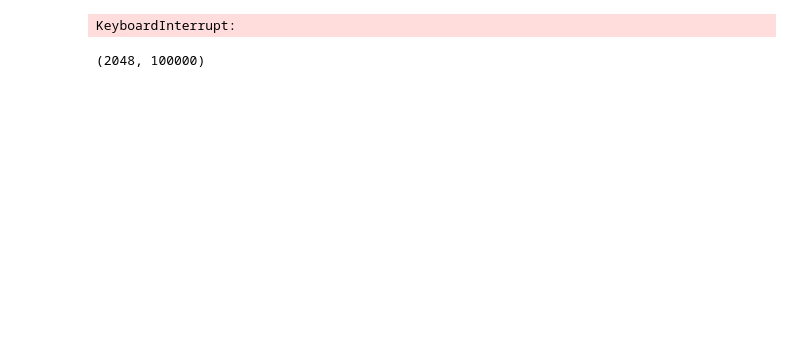
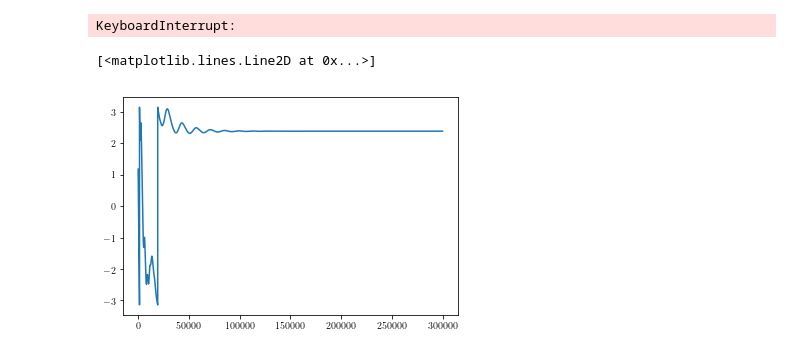
Before and after one commit to henmitch/chimera-2019, a Jupyter notebook: final/code/final.ipynb, the cells around one changed output. Cells and saved outputs as stored; diff of their text form; code cells hidden in the pictures; blank space fills up the shorter version.

```diff
--- a/final/code/final.ipynb
+++ b/final/code/final.ipynb
@@ -80,11 +92,12 @@ def θ̇(t, θ):
 # %%
 %%time
-abrams_sol = solve_ivp(θ̇, (0, 3000), θ0, max_step=0.01, t_eval=np.linspace(2000, 3000, 100000), method="RK45")
+abrams_sol = solve_ivp(θ̇, (0, 3000), θ0, max_step=0.01, method="RK45")
 # %% [output]
 KeyboardInterrupt:
-# %%
-abrams_sol.y.shape
-# %% [output]
-(2048, 100000)
 # %%
 abrams_y = drop_phase(abrams_sol.y)
+# %%
+plt.plot(abrams_y[0])
+# %% [output]
+[<matplotlib.lines.Line2D at 0x...>]
+[figure, added]
```
Also changed, not shown: parts of 52 cells of this notebook, 15 other files.
